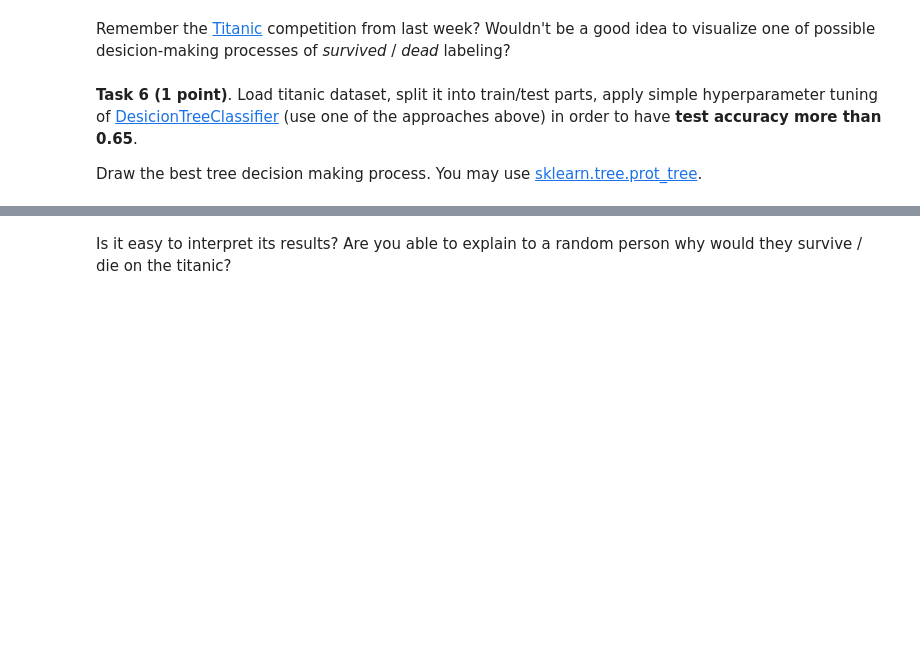
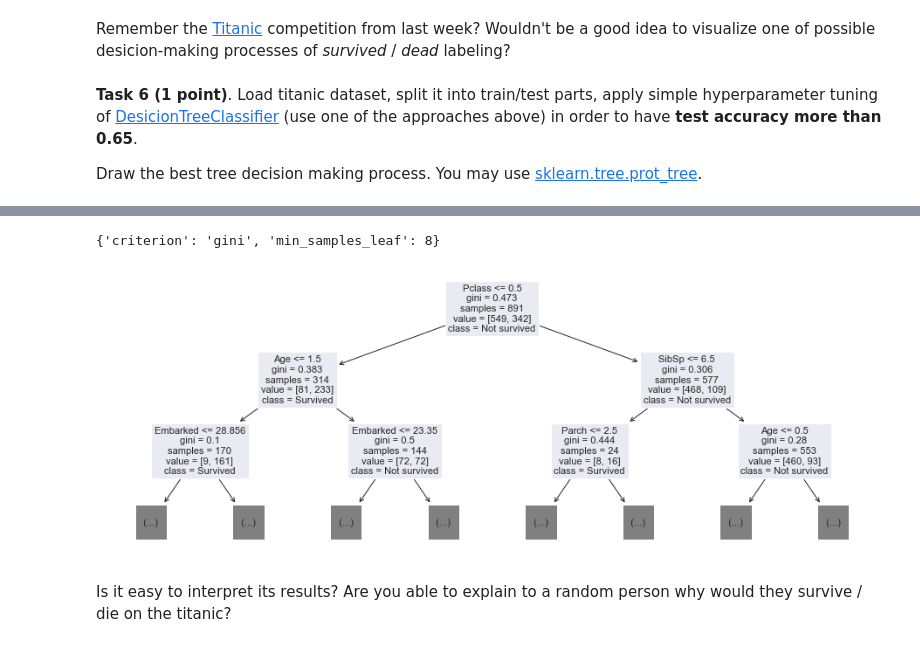
Before and after one commit to AnastasiiaSt/Trees-and-Ensembles, a Jupyter notebook: Trees and ensembles.ipynb, the cells around one changed output, grey strips where cells are left out. Saved outputs shown, nothing was run; the diff lists cells and outputs as text; code cells hidden in the pictures; blank space fills up the shorter version.

Commit message:
Decision tree explained task is completed

```diff
--- a/Trees and ensembles.ipynb
+++ b/Trees and ensembles.ipynb
@@ -597,0 +689,3 @@ from sklearn.tree import DecisionTreeClassifier
+# %%
+cat_features = ['Sex', 'Embarked', 'Pclass']
+num_features = ['Age', 'SibSp', 'Parch', 'Fare']
@@ -597,0 +701,17 @@ from sklearn.tree import DecisionTreeClassifier
+# %%
+cat_pipeline = Pipeline([
+    ('imputer', SimpleImputer(strategy = 'most_frequent')),
+    ('encoder', OrdinalEncoder())
+])
+ct = ColumnTransformer([('cat', cat_pipeline, cat_features),
+                         ('num',  SimpleImputer(), num_features)])
+# %%
+train_X_transformed = ct.fit_transform(train_X)
+# %%
+model = DecisionTreeClassifier(random_state = 42)
+parameter_distributions = [{'min_samples_leaf': np.arange(1, 20, 1).tolist(), 'criterion': ['gini', 'entropy']}]
+clf = GridSearchCV(model, parameter_distributions, scoring = 'accuracy', n_jobs = 8)
+clf.fit(train_X_transformed, train_y)
+clf.best_params_
+# %% [output]
+{'criterion': 'gini', 'min_samples_leaf': 8}
@@ -598,2 +726,10 @@ from sklearn.tree import DecisionTreeClassifier
+# %%
+best_model = DecisionTreeClassifier(random_state = 42, min_samples_leaf = clf.best_params_['min_samples_leaf'],
+                                    criterion = clf.best_params_['criterion'])
+best_model.fit(train_X_transformed, train_y)
+tree.plot_tree(best_model, max_depth = 2, feature_names = train_X.columns, class_names = ['Not survived', 'Survived'])
+plt.show()
+# %% [output]
+[figure, added]
 # %% [markdown]
 Is it easy to interpret its results? Are you able to explain to a random person why would they survive / die on the titanic?
```
Also changed, not shown: parts of 18 cells of this notebook, 2 other files.
